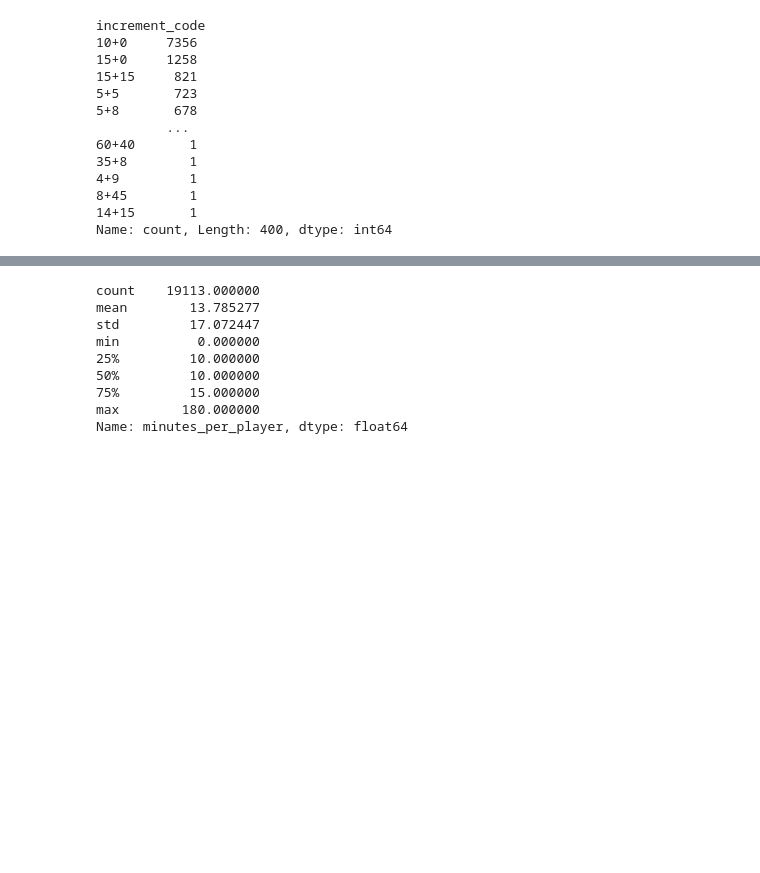
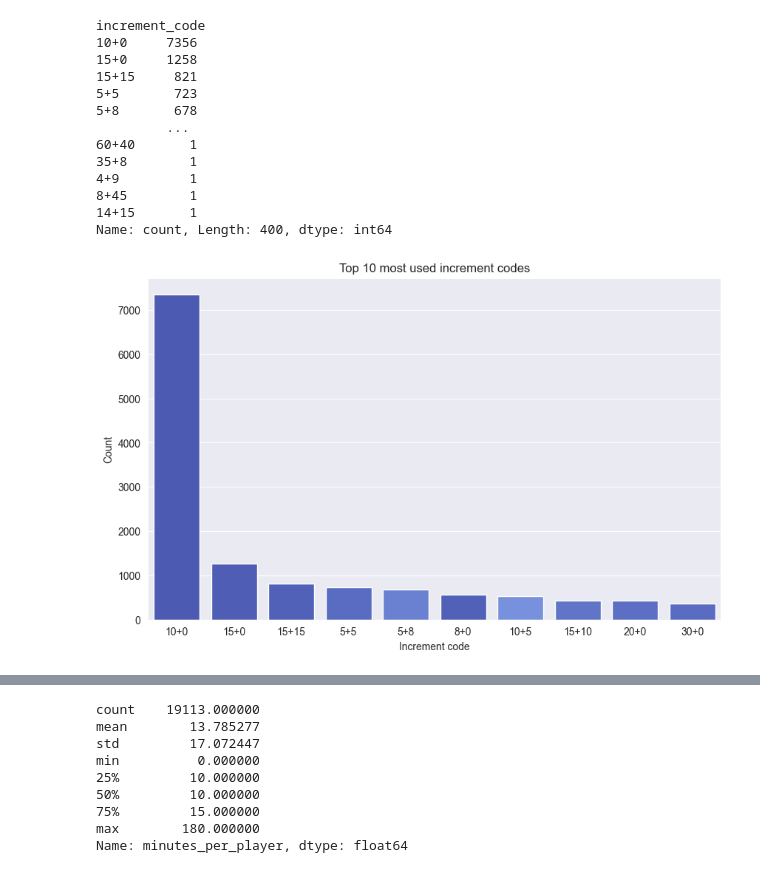
Before and after one commit to robinmoon2/AI_Application_HY, a Jupyter notebook: Data_chess/DataAnalysisTH.ipynb, the cells around one changed output, grey strips where cells are left out. Cells and saved outputs as stored; diff of their text form; code cells hidden in the pictures; blank space fills up the shorter version.

```diff
--- a/Data_chess/DataAnalysisTH.ipynb
+++ b/Data_chess/DataAnalysisTH.ipynb
@@ -535,6 +535,16 @@ increment_code
 8+45        1
 14+15       1
 Name: count, Length: 400, dtype: int64
+# %%
+# plot the top 10 most used increment codes
+plt.figure(figsize=(10, 6))
+sns.countplot(data=df, x='increment_code', hue='increment_code', order=df['increment_code'].value_counts().iloc[:10].index, palette='coolwarm')
+plt.title("Top 10 most used increment codes")
+plt.xlabel('Increment code')
+plt.ylabel('Count')
+plt.show()
+# %% [output]
+[figure, added]
 # %%
 # Let's extract the minutes and the seconds of increment per move
 df['increment_code'] = df['increment_code'].astype(str)
```
Also changed, not shown: parts of 3 cells of this notebook.
